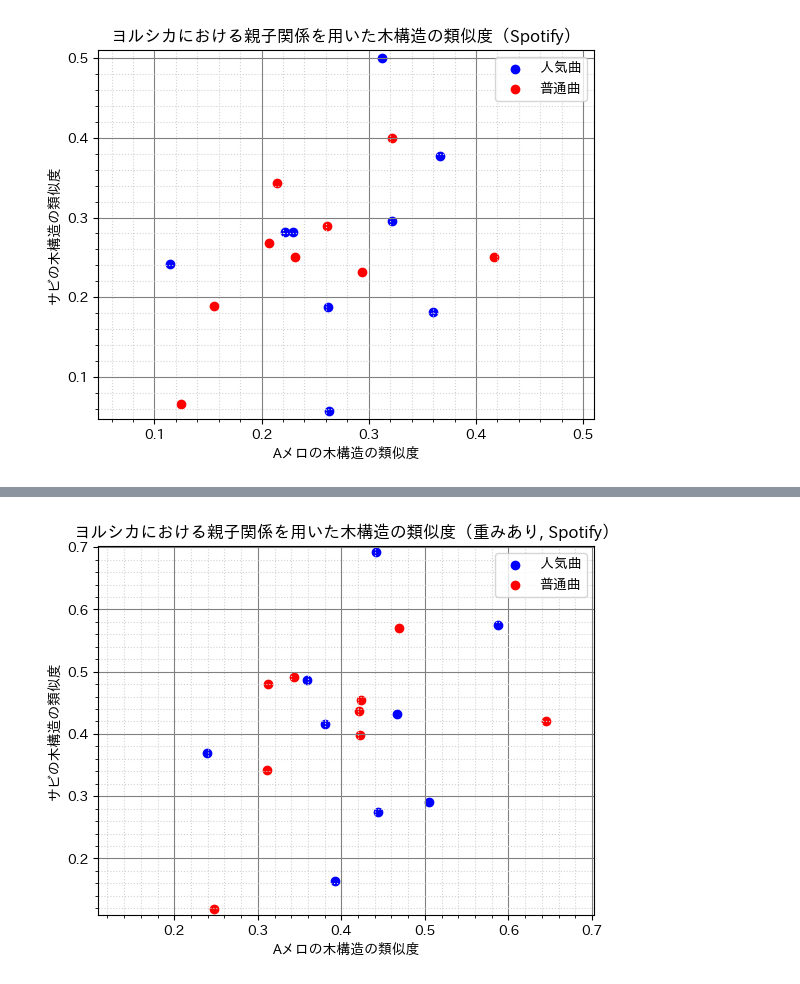
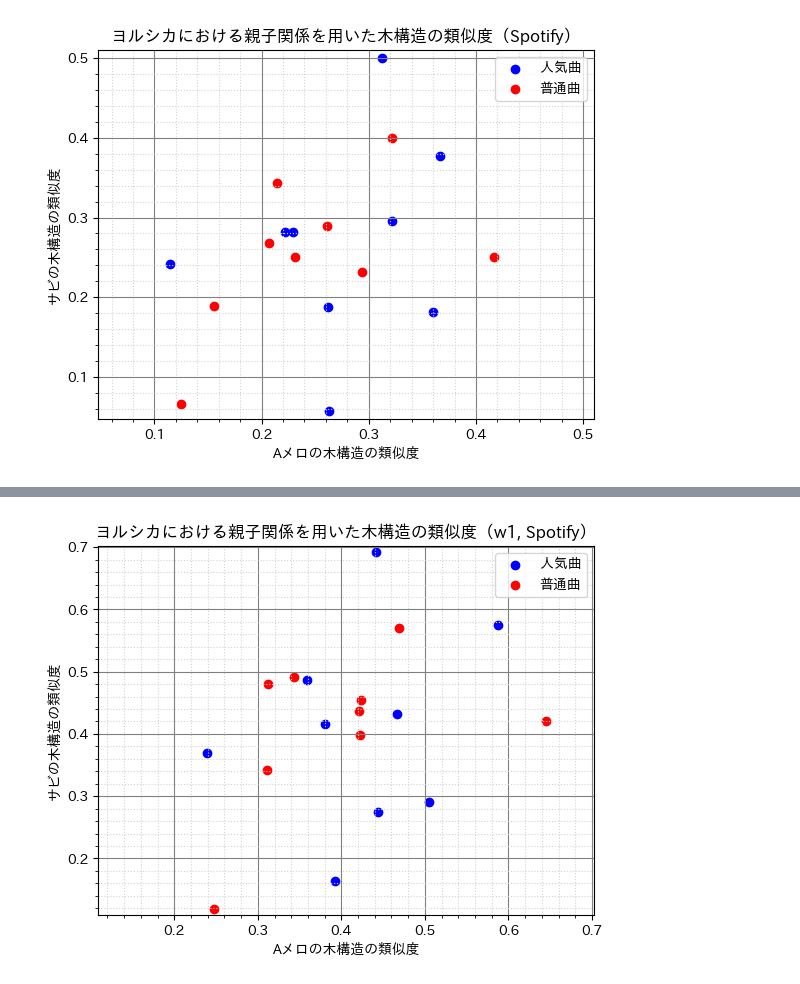
Before and after one commit to tsubasasugawara/lyrics_melody_analyzer, a Jupyter notebook: notebooks/ヨルシカ.ipynb, the cells around one changed output, grey strips where cells are left out. Cells and saved outputs as stored; diff of their text form; code cells hidden in the pictures.

```diff
--- a/notebooks/ヨルシカ.ipynb
+++ b/notebooks/ヨルシカ.ipynb
@@ -223,20 +230,20 @@ plt.grid(which='minor', color='lightgray', linestyle='dotted')
 # %%
 sort_by_spotify = tree_similarity.dropna(subset=["spotify_id"]).sort_values("spotify_popularity", ascending=False)
 center = len(sort_by_spotify) // 2
 pop_spotify = sort_by_spotify[:center]
 unpop_spotify = sort_by_spotify[center:]
 
 plt.scatter(x=RATE_A, y=RATE_S, data=pop_spotify, color='blue', label='人気曲')
 plt.scatter(x=RATE_A, y=RATE_S, data=unpop_spotify, color='red', label='普通曲')
 
-plt.title("ヨルシカにおける親子関係を用いた木構造の類似度（重みあり, Spotify）")
+plt.title("ヨルシカにおける親子関係を用いた木構造の類似度（w1, Spotify）")
 plt.xlabel("Aメロの木構造の類似度")
 plt.ylabel("サビの木構造の類似度")
 plt.xlim(xy_min_ts, xy_max_ts)
 plt.ylim(xy_min_ts, xy_max_ts)
 plt.legend()
 plt.minorticks_on()
 plt.grid(which='major', color='gray', linestyle='solid')
 plt.grid(which='minor', color='lightgray', linestyle='dotted')
 # %% [output]
-[figure, old version]
+[figure, new version]
```
Also changed, not shown: parts of 3 cells of this notebook, 2 other files.
